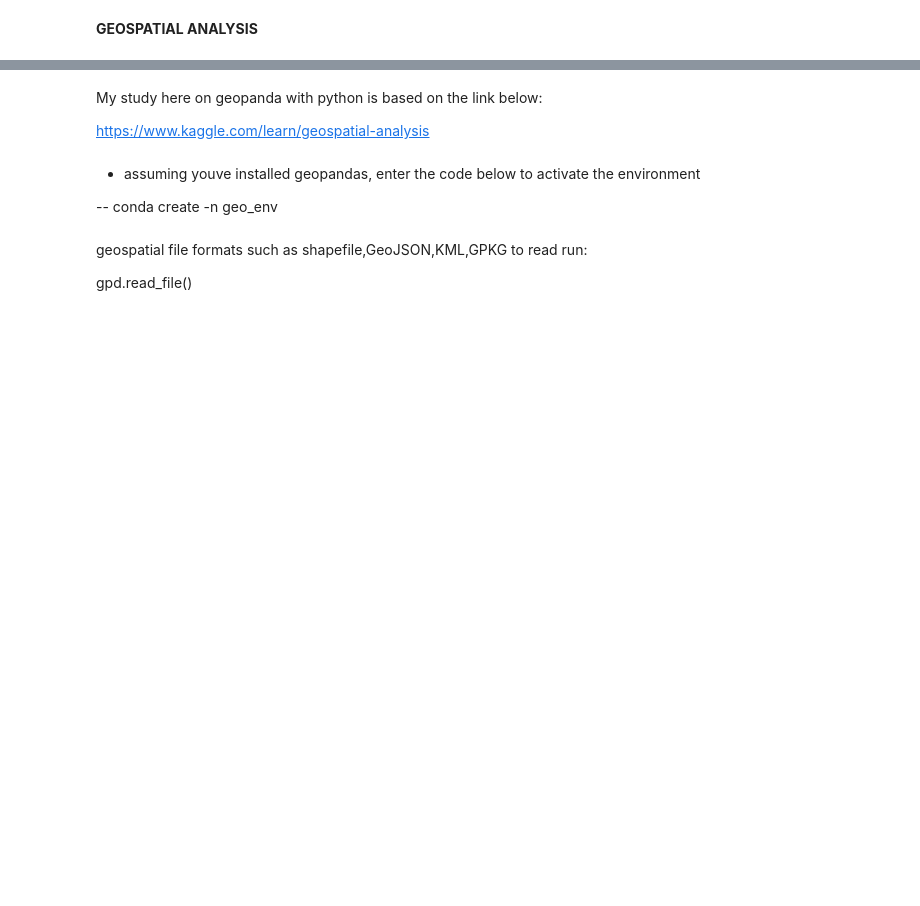
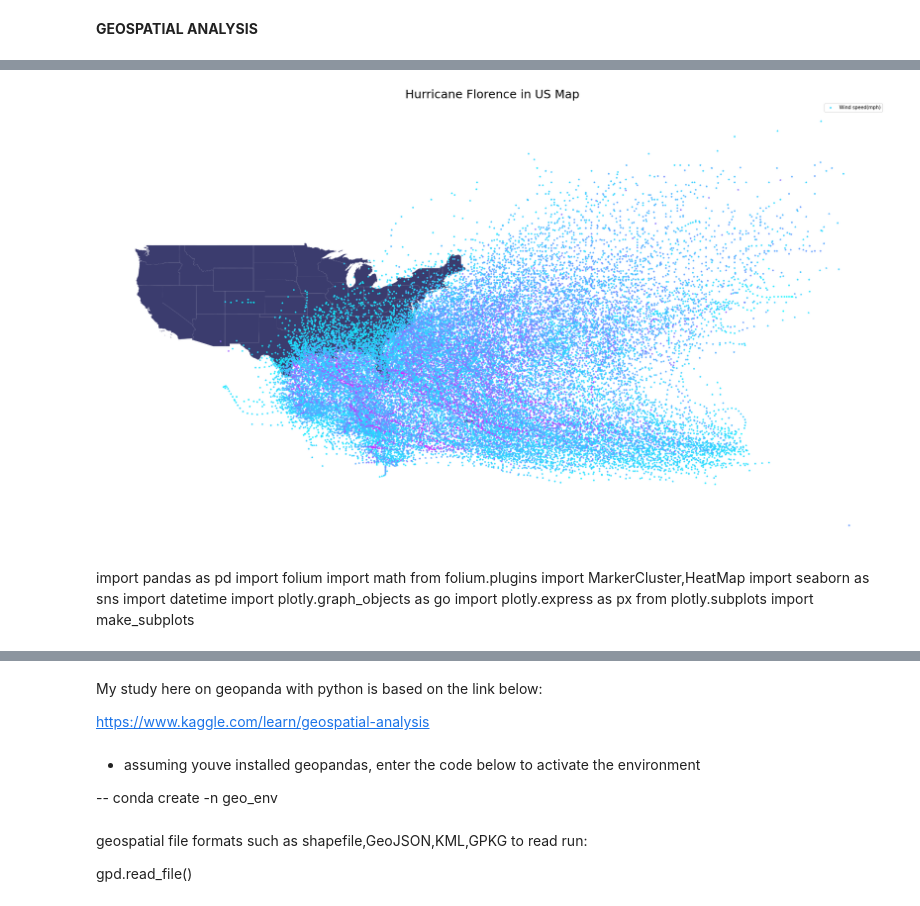
Before and after one commit to syaamil1997/my_playground, a Jupyter notebook: AS004 - Geopanda/210429 exercise.ipynb, the cells around one changed output, grey strips where cells are left out. Saved outputs shown, nothing was run; the diff lists cells and outputs as text; code cells hidden in the pictures; blank space fills up the shorter version.

```diff
--- a/AS004 - Geopanda/210429 exercise.ipynb
+++ b/AS004 - Geopanda/210429 exercise.ipynb
@@ -6,0 +248,26 @@ import num
+# %%
+fig,ax = plt.subplots(1,figsize=(30,20))
+
+#plotting the hurricane on the usmap
+
+base = country[country['NAME'].isin(['Alaska','Hawaii']) == False].plot(ax=ax,color='#3B3C6E')
+
+# plotting the hurricane position on top with red color to stand out:
+
+florence.plot(ax=base,column='Wind',marker='*',markersize=10,cmap='cool',label='Wind speed(mph)')
+_ = ax.axis('off')
+plt.legend()
+ax.set_title("Hurricane Florence in US Map",fontsize =25)
+plt.savefig('Hurricane_footage.png',bbox_inches='tight');
+# %% [output]
+[figure, added]
+# %% [markdown]
+import pandas as pd
+import folium
+import math
+from folium.plugins import MarkerCluster,HeatMap
+import seaborn as sns
+import datetime
+import plotly.graph_objects as go
+import plotly.express as px
+from plotly.subplots import make_subplots
```
Also changed, not shown: parts of 40 cells of this notebook, 34 other files.
